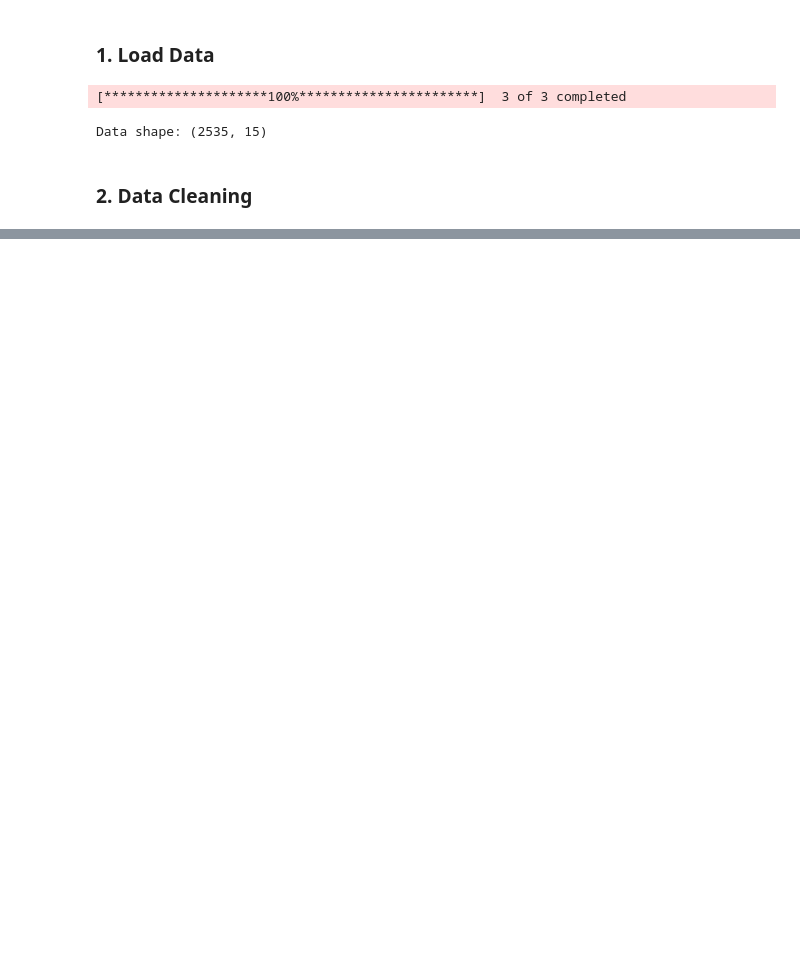
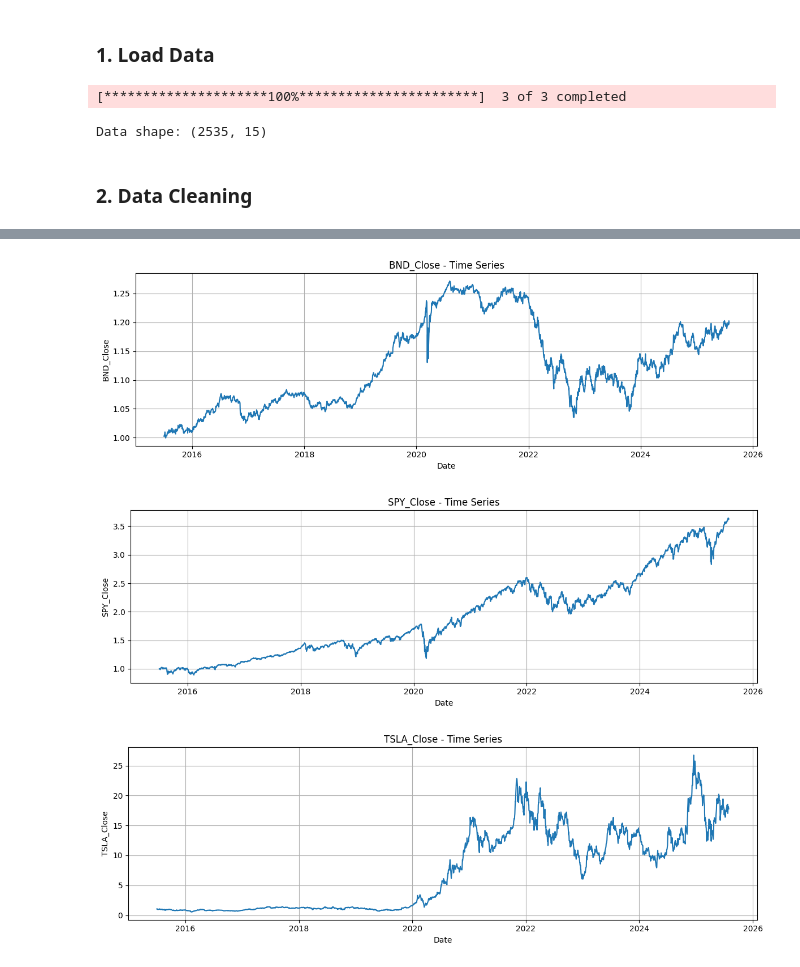
Before and after one commit to tegbiye/TSForecasting4Portfolio_Management_Optimization, a Jupyter notebook: notebooks/preprocess-explore.ipynb, the cells around one changed output, grey strips where cells are left out. Cells and saved outputs as stored; diff of their text form; code cells hidden in the pictures; blank space fills up the shorter version.

```diff
--- a/notebooks/preprocess-explore.ipynb
+++ b/notebooks/preprocess-explore.ipynb
@@ -96,0 +203,8 @@ for ticker in tickers:
+# %%
+# New: Cumulative returns
+cum_returns = (1 + returns).cumprod()
+plot_series(cum_returns, outdir, prefix='cum_returns_')
+# %% [output]
+[figure, added]
+[figure, added]
+[figure, added]
```
Also changed, not shown: parts of 32 cells of this notebook, 1 other file.
